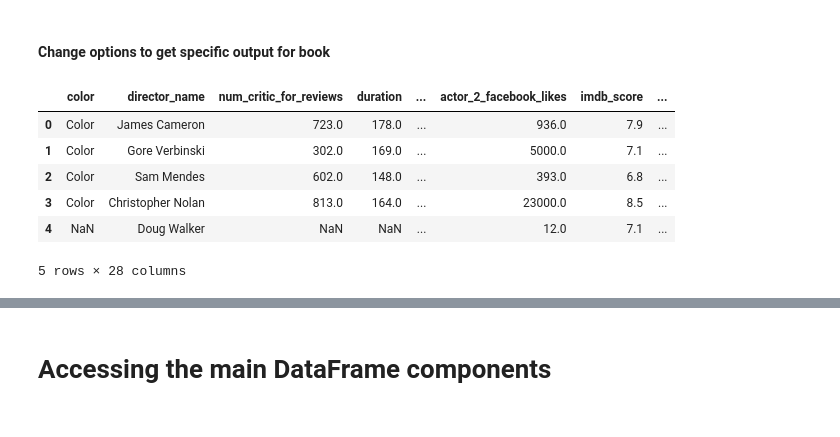
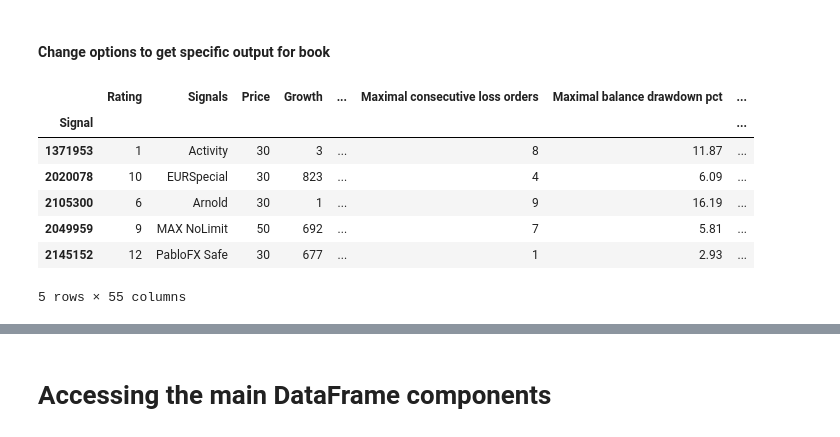
Before and after one commit to spideynolove/pandas-cookbook, a Jupyter notebook: laboratory/Chapter 01 Pandas Foundations.ipynb, the cells around one changed output, grey strips where cells are left out. Drawn from its saved outputs; the diff is of its cells as text; code cells hidden in the pictures.

```diff
--- a/laboratory/Chapter 01 Pandas Foundations.ipynb
+++ b/laboratory/Chapter 01 Pandas Foundations.ipynb
@@ -22,18 +22,19 @@ import numpy as np
 # %%
 # pd.set_option('max_columns', 8, 'max_rows', 10)
 pd.set_option('display.max_columns', 8)
-pd.set_option('display.max_rows', 10)
+pd.set_option('display.max_rows', 21)
 # %%
-movie = pd.read_csv('data/movie.csv')
-movie.head()
+signals = pd.read_csv('data/mql5_signals_mt4.csv', index_col='Signal')
+signals.head()
 # %% [output]
-|  | color | director_name | num_critic_for_reviews | duration | ... | actor_2_facebook_likes | imdb_score | ... |
-| 0 | Color | James Cameron | 723.0 | 178.0 | ... | 936.0 | 7.9 | ... |
-| 1 | Color | Gore Verbinski | 302.0 | 169.0 | ... | 5000.0 | 7.1 | ... |
-| 2 | Color | Sam Mendes | 602.0 | 148.0 | ... | 393.0 | 6.8 | ... |
-| 3 | Color | Christopher Nolan | 813.0 | 164.0 | ... | 23000.0 | 8.5 | ... |
-| 4 | NaN | Doug Walker | NaN | NaN | ... | 12.0 | 7.1 | ... |
+|  | Rating | Signals | Price | Growth | ... | Maximal consecutive loss orders | Maximal balance drawdown pct | ... |
+| Signal |  |  |  |  |  |  |  | ... |
+| 1371953 | 1 | Activity | 30 | 3 | ... | 8 | 11.87 | ... |
+| 2020078 | 10 | EURSpecial | 30 | 823 | ... | 4 | 6.09 | ... |
+| 2105300 | 6 | Arnold | 30 | 1 | ... | 9 | 16.19 | ... |
+| 2049959 | 9 | MAX NoLimit | 50 | 692 | ... | 7 | 5.81 | ... |
+| 2145152 | 12 | PabloFX Safe | 30 | 677 | ... | 1 | 2.93 | ... |
-5 rows × 28 columns
+5 rows × 55 columns
 # %% [markdown]
 ![dataframe anatomy](../images/ch01_dataframe_anatomy.png)
 # %% [markdown]
```
Also changed, not shown: parts of 153 cells of this notebook, 1 other file.
